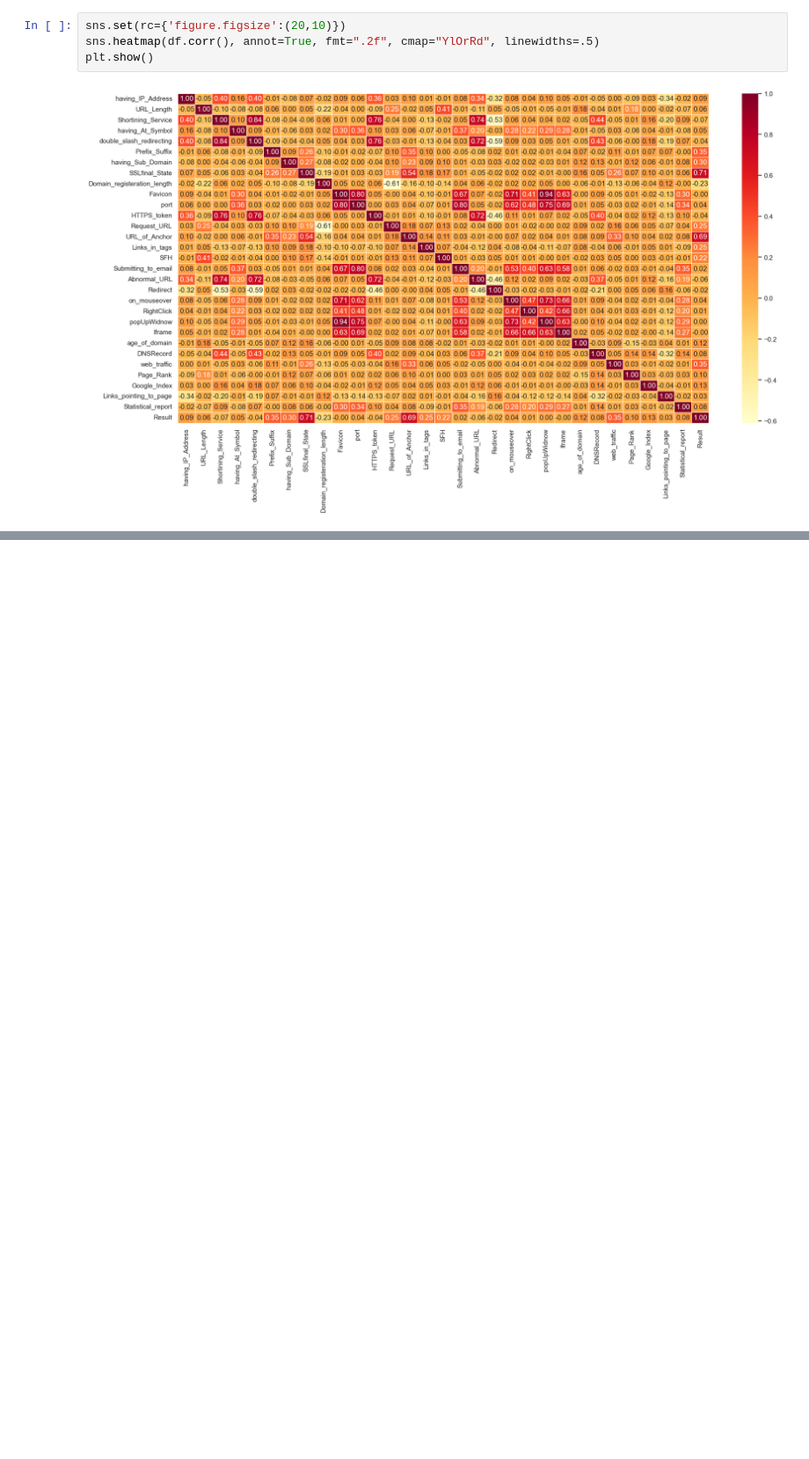
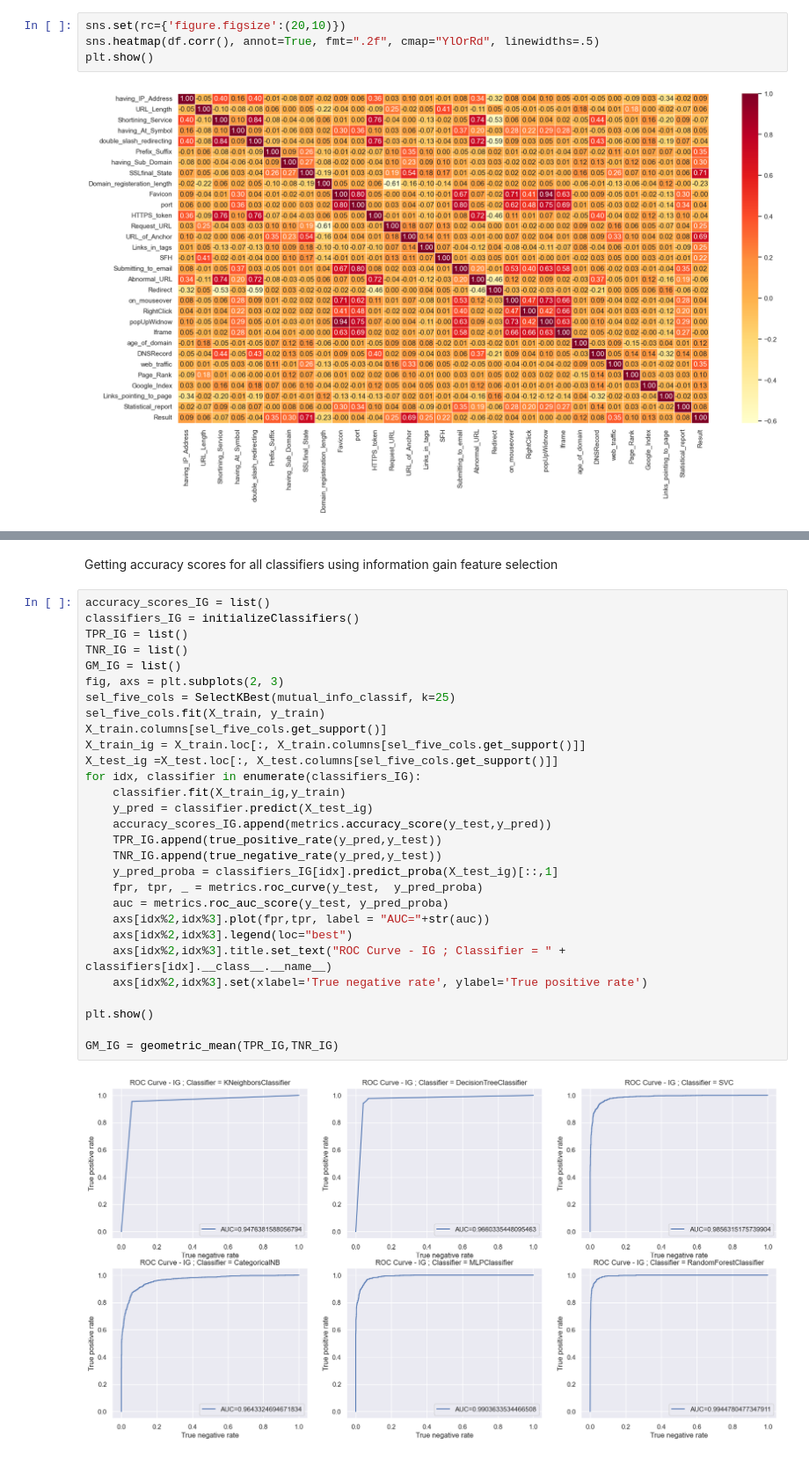
Before and after one commit to MR-adovan/UZOP_project, a Jupyter notebook: data_visiualization_Matija_Radovic.ipynb, the cells around one changed output, grey strips where cells are left out. Shown at 88% size. Cells and saved outputs as stored; diff of their text form; blank space fills up the shorter version.

```diff
--- a/data_visiualization_Matija_Radovic.ipynb
+++ b/data_visiualization_Matija_Radovic.ipynb
@@ -223,0 +416,33 @@ plt.show()
+# %% [markdown]
+Getting accuracy scores for all classifiers using information gain feature selection
+# %%
+accuracy_scores_IG = list()
+classifiers_IG = initializeClassifiers()
+TPR_IG = list()
+TNR_IG = list()
+GM_IG = list()
+fig, axs = plt.subplots(2, 3)
+sel_five_cols = SelectKBest(mutual_info_classif, k=25)
+sel_five_cols.fit(X_train, y_train)
+X_train.columns[sel_five_cols.get_support()]
+X_train_ig = X_train.loc[:, X_train.columns[sel_five_cols.get_support()]]
+X_test_ig =X_test.loc[:, X_test.columns[sel_five_cols.get_support()]]
+for idx, classifier in enumerate(classifiers_IG):
+    classifier.fit(X_train_ig,y_train)
+    y_pred = classifier.predict(X_test_ig)
+    accuracy_scores_IG.append(metrics.accuracy_score(y_test,y_pred))
+    TPR_IG.append(true_positive_rate(y_pred,y_test))
+    TNR_IG.append(true_negative_rate(y_pred,y_test))
+    y_pred_proba = classifiers_IG[idx].predict_proba(X_test_ig)[::,1]
+    fpr, tpr, _ = metrics.roc_curve(y_test,  y_pred_proba)
+    auc = metrics.roc_auc_score(y_test, y_pred_proba)
+    axs[idx%2,idx%3].plot(fpr,tpr, label = "AUC="+str(auc))
+    axs[idx%2,idx%3].legend(loc="best")
+    axs[idx%2,idx%3].title.set_text("ROC Curve - IG ; Classifier = " + classifiers[idx].__class__.__name__)
+    axs[idx%2,idx%3].set(xlabel='True negative rate', ylabel='True positive rate')
+
+plt.show()
+
+GM_IG = geometric_mean(TPR_IG,TNR_IG)
+# %% [output]
+[figure, added]
```
Also changed, not shown: parts of 21 cells of this notebook.
